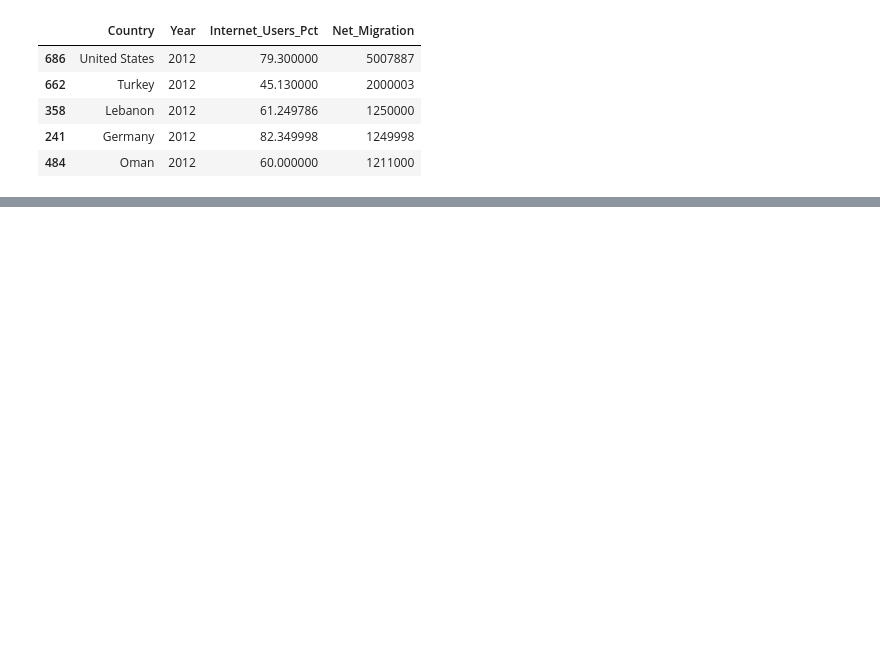
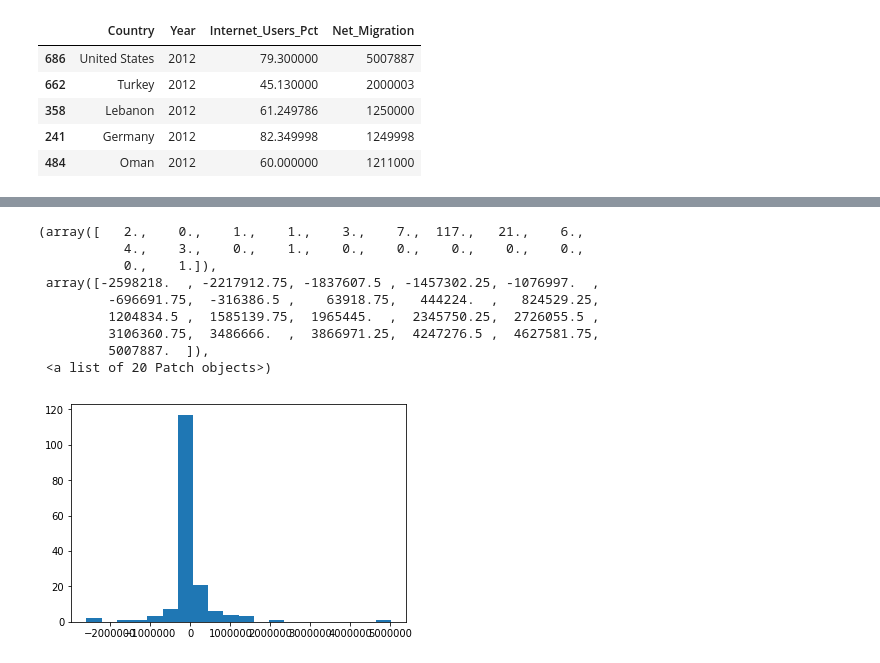
Before and after one commit to smitamisra/DataQ1, a Jupyter notebook: dataquestion1.ipynb, the cells around one changed output, grey strips where cells are left out. Cells and saved outputs as stored; diff of their text form; code cells hidden in the pictures; blank space fills up the shorter version.

```diff
--- a/dataquestion1.ipynb
+++ b/dataquestion1.ipynb
@@ -324,0 +298,13 @@ mergeddata_step13_2012.sort_values('Net_Migration').head()
+# %%
+plt.hist(mergeddata_step13_2012.Net_Migration,bins=20)
+# %% [output]
+(array([   2.,    0.,    1.,    1.,    3.,    7.,  117.,   21.,    6.,
+           4.,    3.,    0.,    1.,    0.,    0.,    0.,    0.,    0.,
+           0.,    1.]),
+ array([-2598218.  , -2217912.75, -1837607.5 , -1457302.25, -1076997.  ,
+         -696691.75,  -316386.5 ,    63918.75,   444224.  ,   824529.25,
+         1204834.5 ,  1585139.75,  1965445.  ,  2345750.25,  2726055.5 ,
+         3106360.75,  3486666.  ,  3866971.25,  4247276.5 ,  4627581.75,
+         5007887.  ]),
+ <a list of 20 Patch objects>)
+[figure, added]
```
Also changed, not shown: parts of 24 cells of this notebook.
